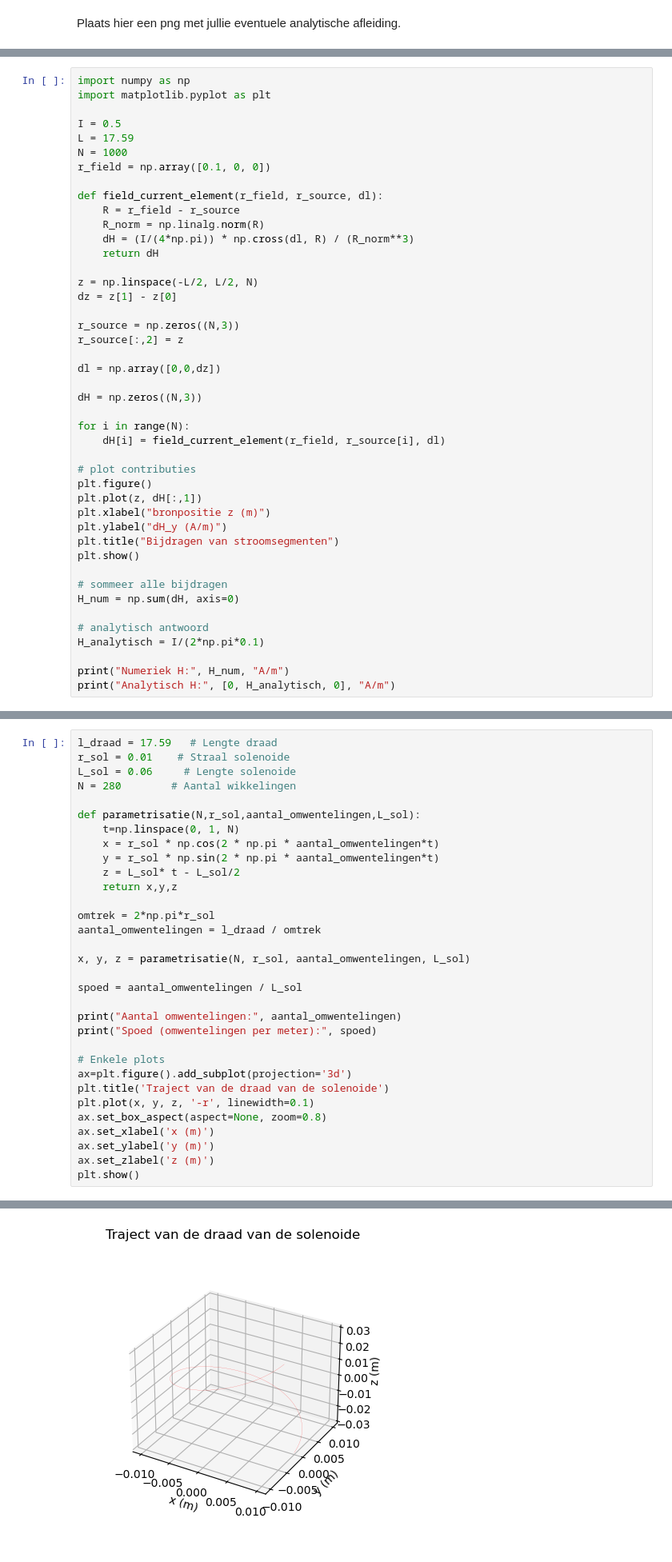
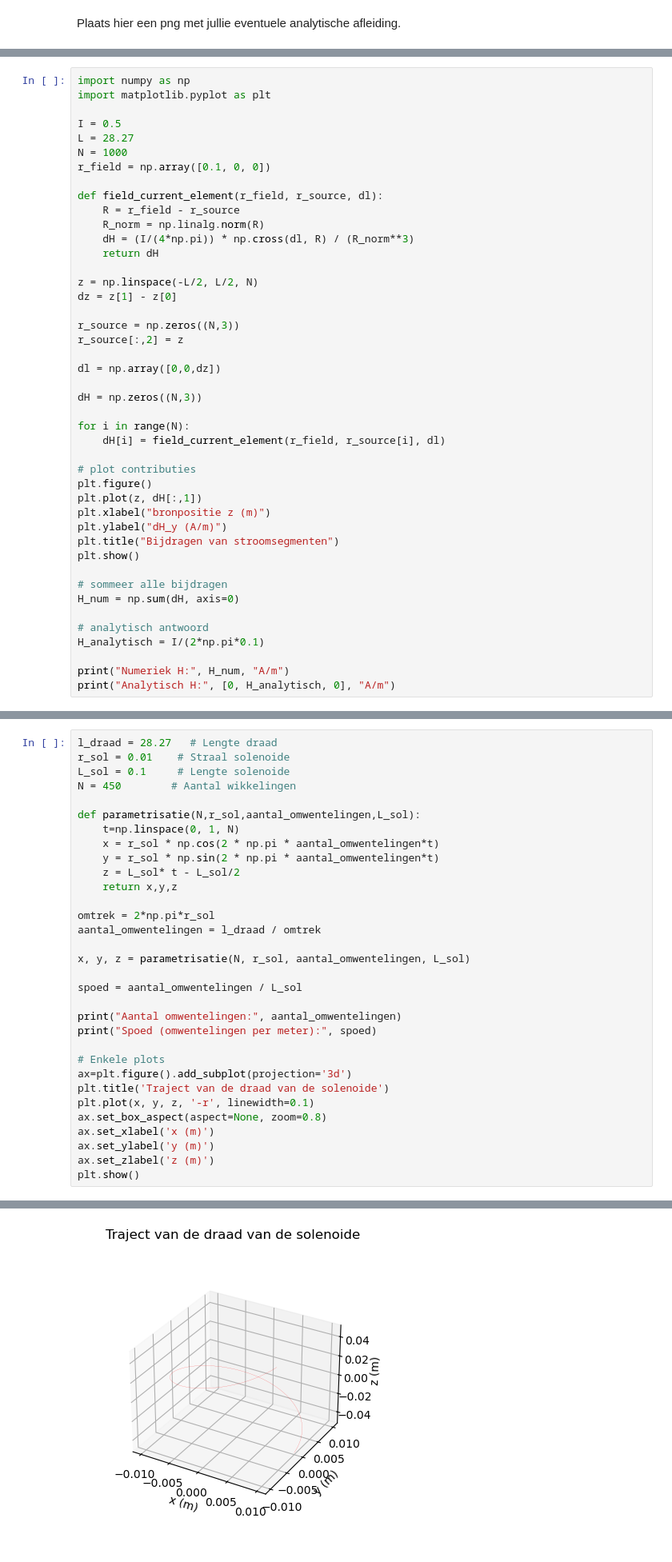
Before and after one commit to AragonMvD/opdrachten-DEF-Day, a Jupyter notebook: 2KrachtactuatorOpdracht/2KrachtactuatorOpdracht/KrachtactuatorOpdracht.ipynb, the cells around one changed output, grey strips where cells are left out. Shown at 80% size. Cells and saved outputs as stored; diff of their text form.

```diff
--- a/2KrachtactuatorOpdracht/2KrachtactuatorOpdracht/KrachtactuatorOpdracht.ipynb
+++ b/2KrachtactuatorOpdracht/2KrachtactuatorOpdracht/KrachtactuatorOpdracht.ipynb
@@ -406,7 +406,7 @@ import numpy as np
 import matplotlib.pyplot as plt
 
 I = 0.5
-L = 17.59
+L = 28.27
 N = 1000
 r_field = np.array([0.1, 0, 0])
 
@@ -469,10 +469,10 @@ a. Bereken het aantal omwentelingen van je draad, hierbij mag je aannemen dat de
 b. Bereken de $x$, $y$ en $z$ coordinaten.\
 c. Bereken de spoed, in eenheden van aantal omwentelingen per meter, en print dit.
 # %%
-l_draad = 17.59   # Lengte draad
+l_draad = 28.27   # Lengte draad
 r_sol = 0.01    # Straal solenoide
-L_sol = 0.06     # Lengte solenoide
-N = 280        # Aantal wikkelingen
+L_sol = 0.1     # Lengte solenoide
+N = 450        # Aantal wikkelingen
 
 def parametrisatie(N,r_sol,aantal_omwentelingen,L_sol):
     t=np.linspace(0, 1, N)
@@ -506,4 +506,4 @@ Spoed (omwentelingen per meter): 4665.892414977398
-[figure, old version]
+[figure, new version]
 # %% [markdown]
 Het veld in een oneindig lange solenoide wordt gegeven door $\mathbf{H} = n I \hat{\mathbf{z}}$, met $n$ de spoed van de draad, en $I$ de stroom.
 
```
Also changed, not shown: parts of 14 cells of this notebook.
